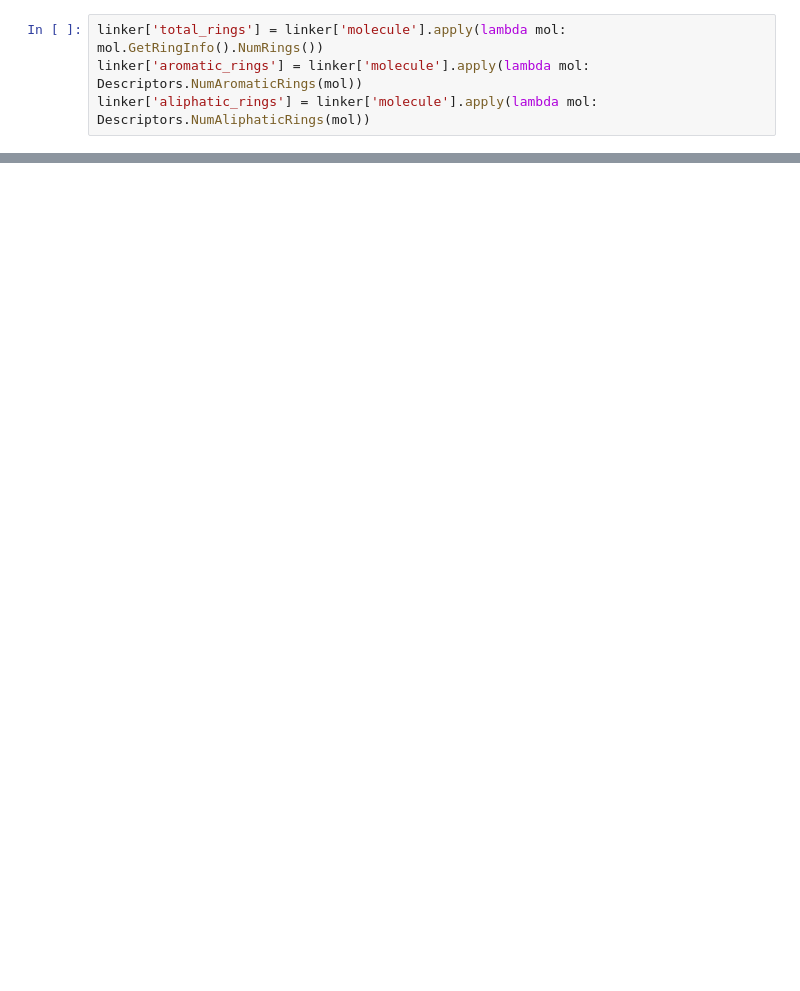
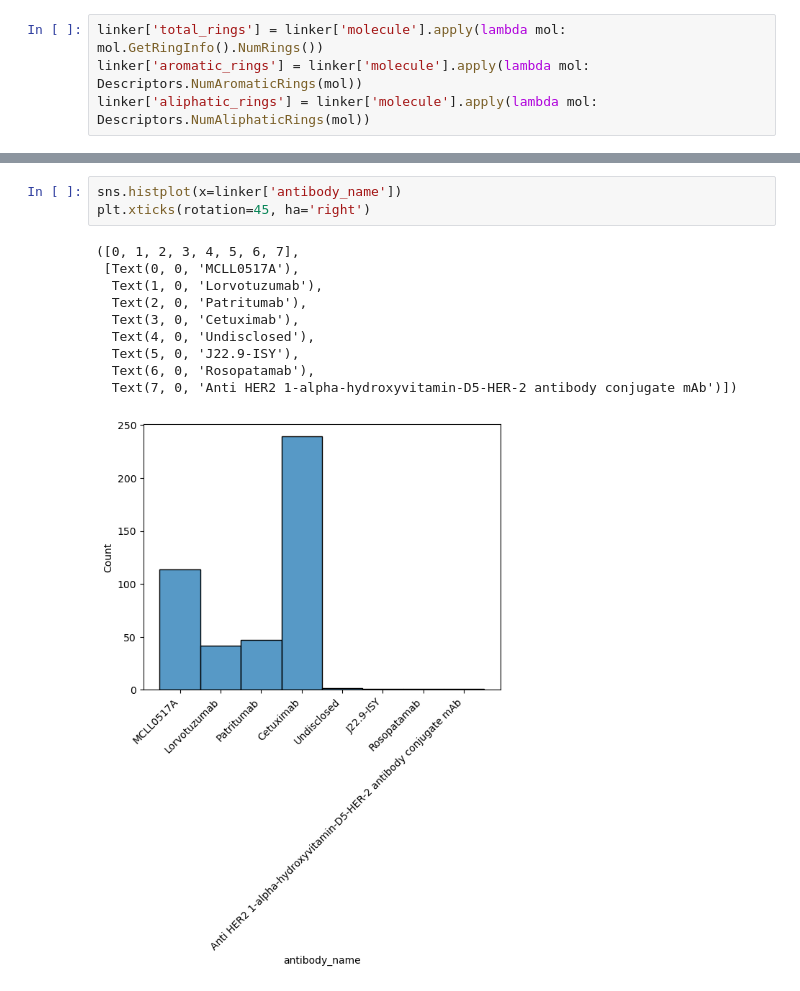
Before and after one commit to achase206/ADC-linker-generator, a Jupyter notebook: Chase_EDA.ipynb, the cells around one changed output, grey strips where cells are left out. Drawn from its saved outputs; the diff is of its cells as text; blank space fills up the shorter version.

```diff
--- a/Chase_EDA.ipynb
+++ b/Chase_EDA.ipynb
@@ -99,0 +176,14 @@ __K-means:__
+# %%
+sns.histplot(x=linker['antibody_name'])
+plt.xticks(rotation=45, ha='right')
+# %% [output]
+([0, 1, 2, 3, 4, 5, 6, 7],
+ [Text(0, 0, 'MCLL0517A'),
+  Text(1, 0, 'Lorvotuzumab'),
+  Text(2, 0, 'Patritumab'),
+  Text(3, 0, 'Cetuximab'),
+  Text(4, 0, 'Undisclosed'),
+  Text(5, 0, 'J22.9-ISY'),
+  Text(6, 0, 'Rosopatamab'),
+  Text(7, 0, 'Anti HER2 1-alpha-hydroxyvitamin-D5-HER-2 antibody conjugate mAb')])
+[figure, added]
```
Also changed, not shown: parts of 23 cells of this notebook.
